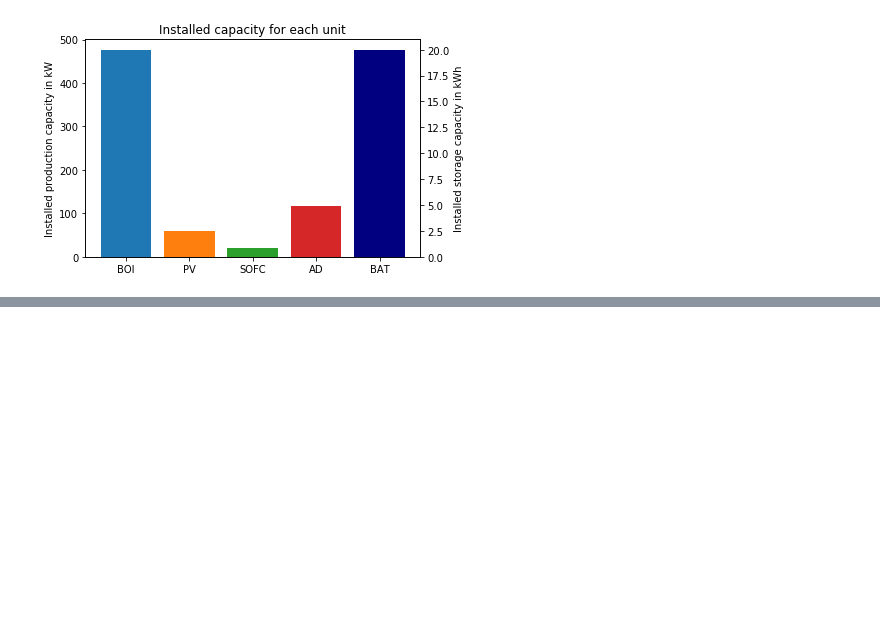
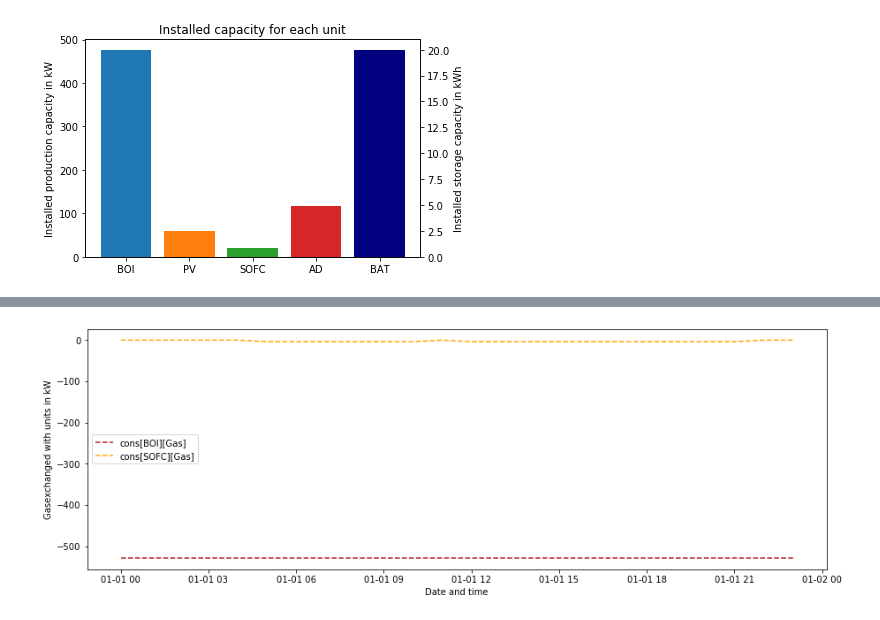
Before and after one commit to terborch/SFF, a Jupyter notebook: sff_mip/run.ipynb, the cells around one changed output, grey strips where cells are left out. Saved outputs shown, nothing was run; the diff lists cells and outputs as text; code cells hidden in the pictures; blank space fills up the shorter version.

```diff
--- a/sff_mip/run.ipynb
+++ b/sff_mip/run.ipynb
@@ -173,0 +305,5 @@ def plot_stream_results():
+# %%
+plot_units_resource('Gas', var_result_time_dep, var_name_time_dep)
+plt.show()
+# %% [output]
+[figure, added]
```
Also changed, not shown: parts of 35 cells of this notebook, 56 other files.
